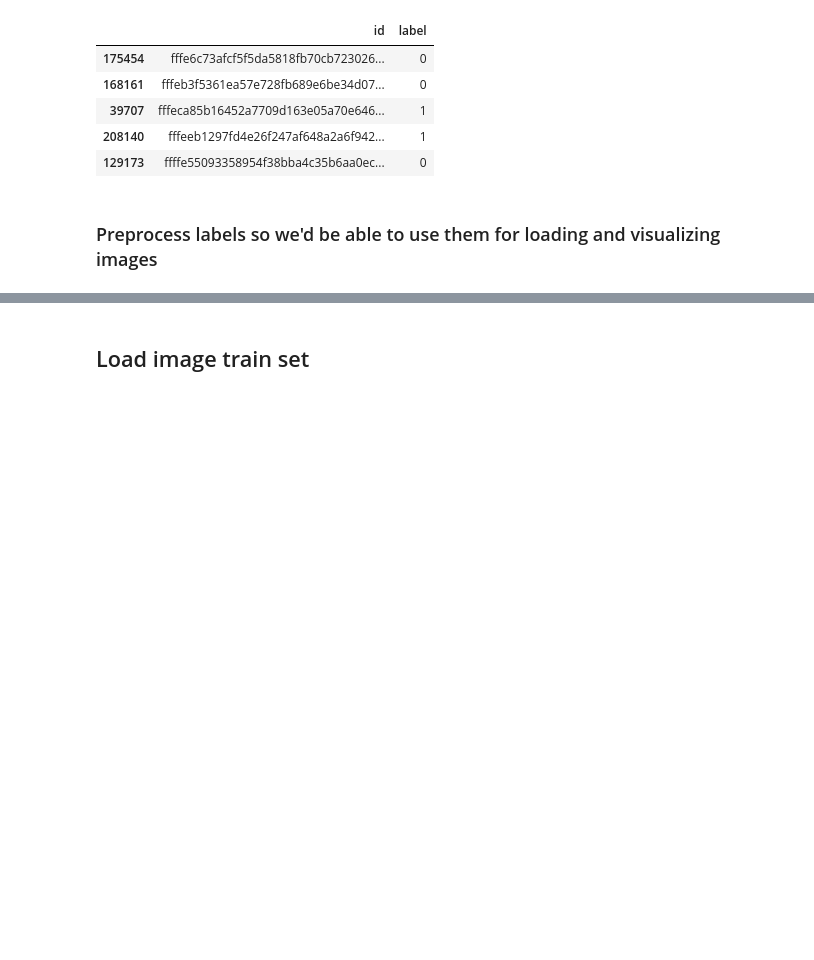
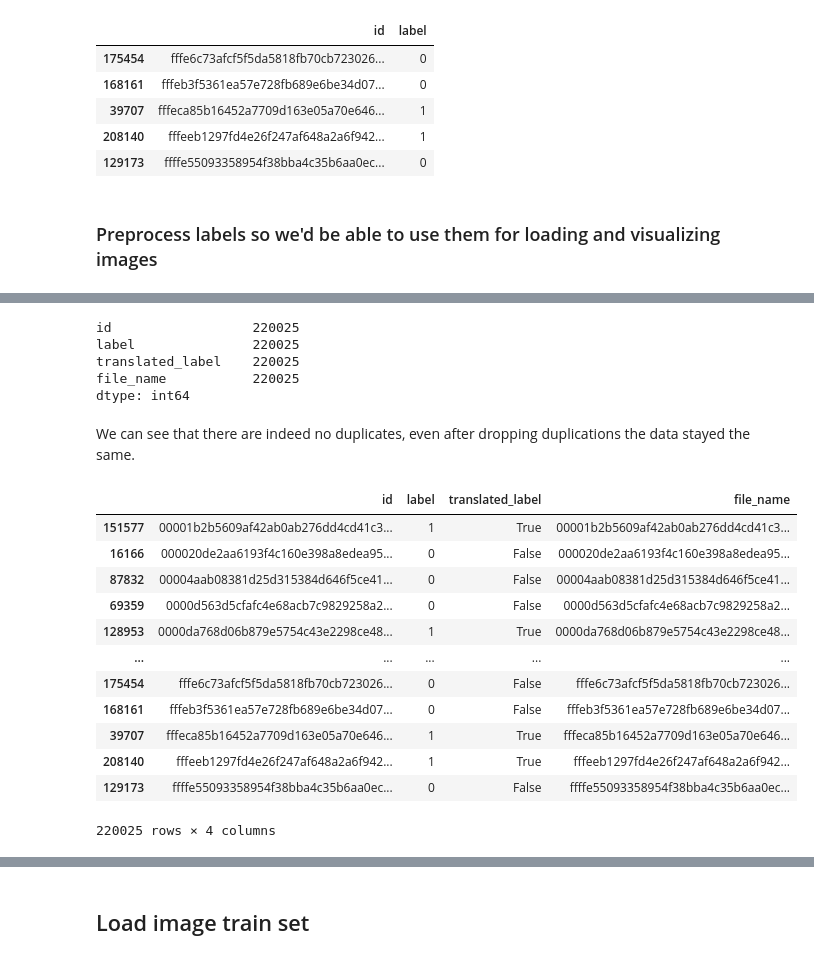
Before and after one commit to alexakh95/datasciense-uni-project, a Jupyter notebook: notebooks/histopathologic_cancer_detection/project.ipynb, the cells around one changed output, grey strips where cells are left out. Drawn from its saved outputs; the diff is of its cells as text; code cells hidden in the pictures; blank space fills up the shorter version.

```diff
--- a/notebooks/histopathologic_cancer_detection/project.ipynb
+++ b/notebooks/histopathologic_cancer_detection/project.ipynb
@@ -79,0 +90,26 @@ y_train_sorted.iloc[[0]]
+# %%
+y_train_sorted.count()
+# %% [output]
+id                  220025
+label               220025
+translated_label    220025
+file_name           220025
+dtype: int64
+# %% [markdown]
+We can see that there are indeed no duplicates, even after dropping duplications the data stayed the same.
+# %%
+y_train_sorted.drop_duplicates()
+# %% [output]
+|  | id | label | translated_label | file_name |
+| 151577 | 00001b2b5609af42ab0ab276dd4cd41c3... | 1 | True | 00001b2b5609af42ab0ab276dd4cd41c3... |
+| 16166 | 000020de2aa6193f4c160e398a8edea95... | 0 | False | 000020de2aa6193f4c160e398a8edea95... |
+| 87832 | 00004aab08381d25d315384d646f5ce41... | 0 | False | 00004aab08381d25d315384d646f5ce41... |
+| 69359 | 0000d563d5cfafc4e68acb7c9829258a2... | 0 | False | 0000d563d5cfafc4e68acb7c9829258a2... |
+| 128953 | 0000da768d06b879e5754c43e2298ce48... | 1 | True | 0000da768d06b879e5754c43e2298ce48... |
+| ... | ... | ... | ... | ... |
+| 175454 | fffe6c73afcf5f5da5818fb70cb723026... | 0 | False | fffe6c73afcf5f5da5818fb70cb723026... |
+| 168161 | fffeb3f5361ea57e728fb689e6be34d07... | 0 | False | fffeb3f5361ea57e728fb689e6be34d07... |
+| 39707 | fffeca85b16452a7709d163e05a70e646... | 1 | True | fffeca85b16452a7709d163e05a70e646... |
+| 208140 | fffeeb1297fd4e26f247af648a2a6f942... | 1 | True | fffeeb1297fd4e26f247af648a2a6f942... |
+| 129173 | ffffe55093358954f38bba4c35b6aa0ec... | 0 | False | ffffe55093358954f38bba4c35b6aa0ec... |
+220025 rows × 4 columns
```
Also changed, not shown: parts of 21 cells of this notebook.
